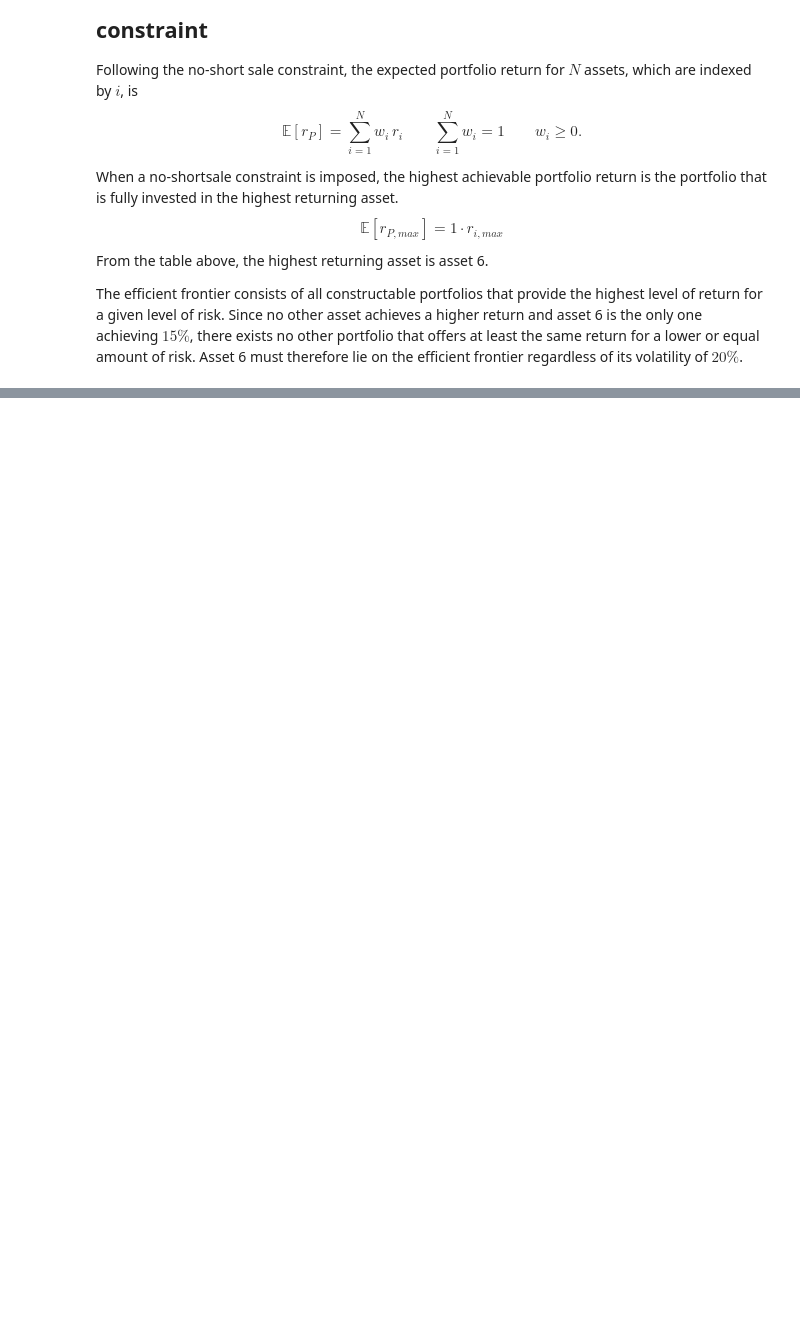
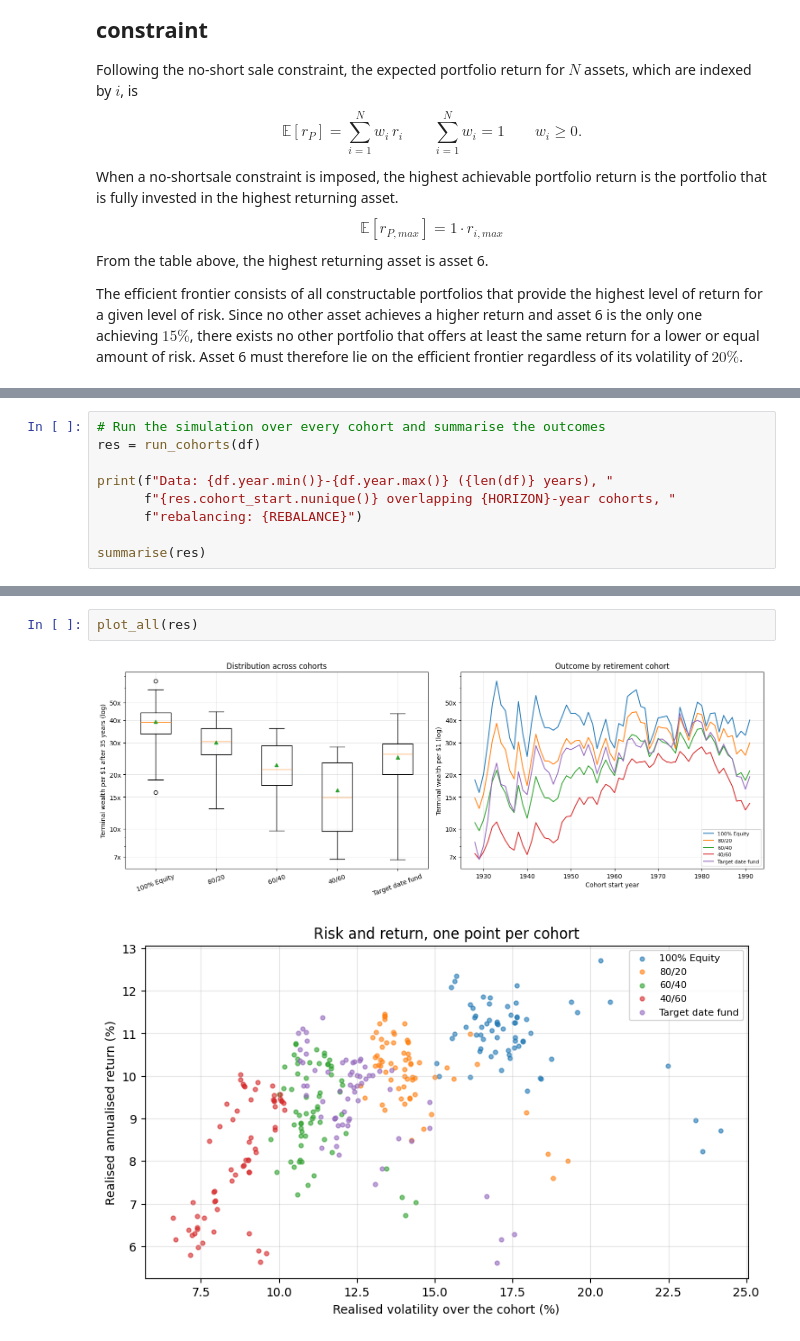
Before and after one commit to Oberdammer/asset_pricing, a Jupyter notebook: Assignment_1.ipynb, the cells around one changed output, grey strips where cells are left out. Saved outputs shown, nothing was run; the diff lists cells and outputs as text; blank space fills up the shorter version.

Commit message:
Code for reading, simulating the cohorts and analysing the performance based on Damodarans dataset + Answer to 4.1

```diff
--- a/Assignment_1.ipynb
+++ b/Assignment_1.ipynb
@@ -549,0 +793,9 @@ Since no other asset achieves a higher return and asset 6 is the only one achiev
+# %%
+# Run the simulation over every cohort and summarise the outcomes
+res = run_cohorts(df)
+
+print(f"Data: {df.year.min()}-{df.year.max()} ({len(df)} years), "
+      f"{res.cohort_start.nunique()} overlapping {HORIZON}-year cohorts, "
+      f"rebalancing: {REBALANCE}")
+
+summarise(res)
@@ -549,0 +827,5 @@ Since no other asset achieves a higher return and asset 6 is the only one achiev
+# %%
+plot_all(res)
+# %% [output]
+[figure, added]
+[figure, added]
```
Also changed, not shown: parts of 8 cells of this notebook, 2 other files.
